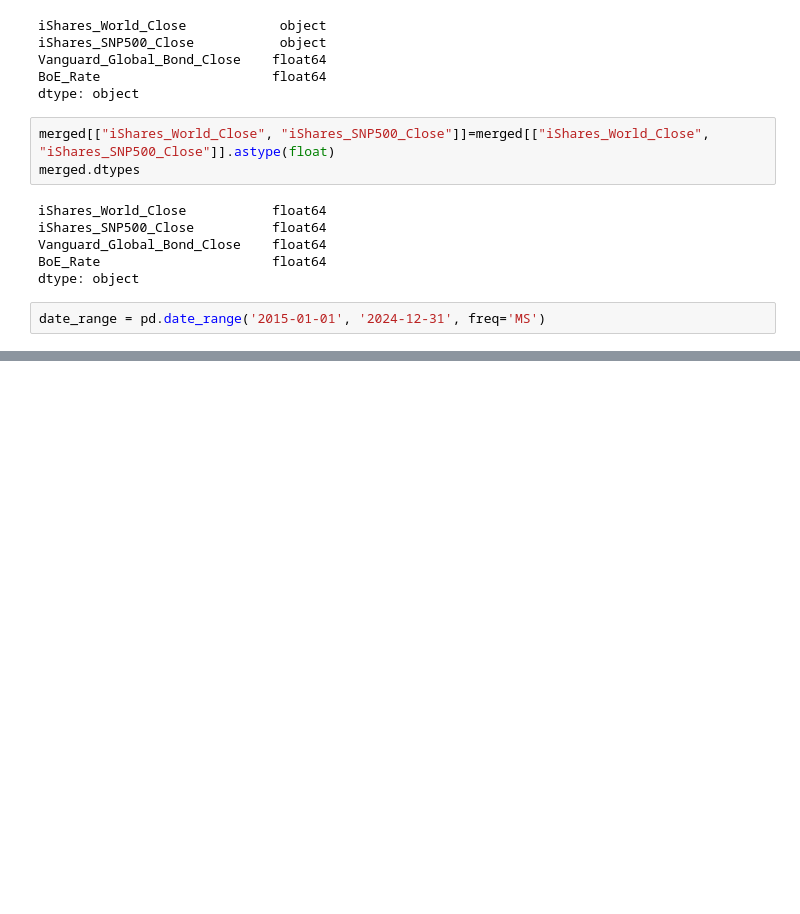
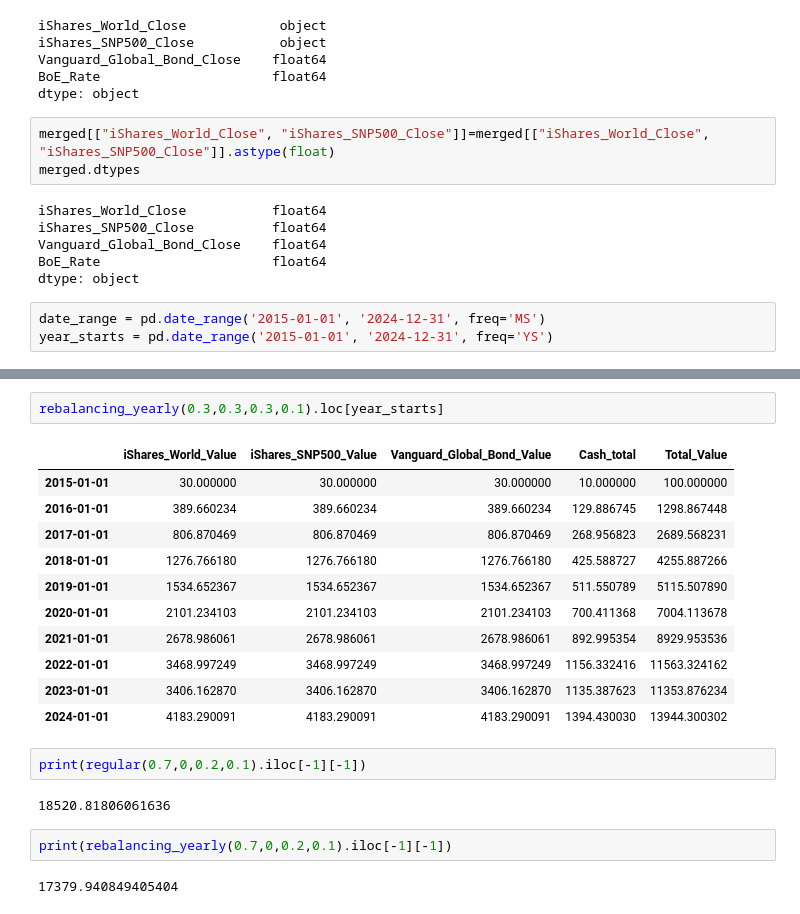
Before and after one commit to allanmichaelhender/investment_portfolio_selection, a Jupyter notebook: Main.ipynb, the cells around one changed output, grey strips where cells are left out. Drawn from its saved outputs; the diff is of its cells as text; blank space fills up the shorter version.

```diff
--- a/Main.ipynb
+++ b/Main.ipynb
@@ -77,3 +77,4 @@ BoE_Rate                      float64
 dtype: object
 # %%
 date_range = pd.date_range('2015-01-01', '2024-12-31', freq='MS')
+year_starts = pd.date_range('2015-01-01', '2024-12-31', freq='YS')
@@ -135,0 +209,22 @@ Name: 2024-12-01 00:00:00, dtype: float64
+# %%
+rebalancing_yearly(0.3,0.3,0.3,0.1).loc[year_starts]
+# %% [output]
+|  | iShares_World_Value | iShares_SNP500_Value | Vanguard_Global_Bond_Value | Cash_total | Total_Value |
+| 2015-01-01 | 30.000000 | 30.000000 | 30.000000 | 10.000000 | 100.000000 |
+| 2016-01-01 | 389.660234 | 389.660234 | 389.660234 | 129.886745 | 1298.867448 |
+| 2017-01-01 | 806.870469 | 806.870469 | 806.870469 | 268.956823 | 2689.568231 |
+| 2018-01-01 | 1276.766180 | 1276.766180 | 1276.766180 | 425.588727 | 4255.887266 |
+| 2019-01-01 | 1534.652367 | 1534.652367 | 1534.652367 | 511.550789 | 5115.507890 |
+| 2020-01-01 | 2101.234103 | 2101.234103 | 2101.234103 | 700.411368 | 7004.113678 |
+| 2021-01-01 | 2678.986061 | 2678.986061 | 2678.986061 | 892.995354 | 8929.953536 |
+| 2022-01-01 | 3468.997249 | 3468.997249 | 3468.997249 | 1156.332416 | 11563.324162 |
+| 2023-01-01 | 3406.162870 | 3406.162870 | 3406.162870 | 1135.387623 | 11353.876234 |
+| 2024-01-01 | 4183.290091 | 4183.290091 | 4183.290091 | 1394.430030 | 13944.300302 |
+# %%
+print(regular(0.7,0,0.2,0.1).iloc[-1][-1])
+# %% [output]
+18520.81806061636
+# %%
+print(rebalancing_yearly(0.7,0,0.2,0.1).iloc[-1][-1])
+# %% [output]
+17379.940849405404
```
Also changed, not shown: parts of 7 cells of this notebook, 7 other files.
